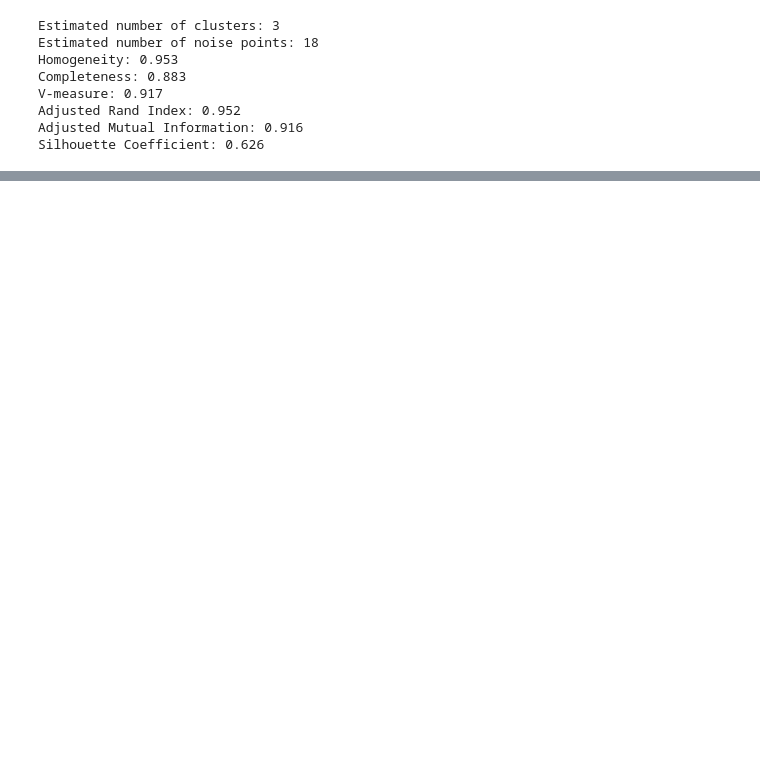
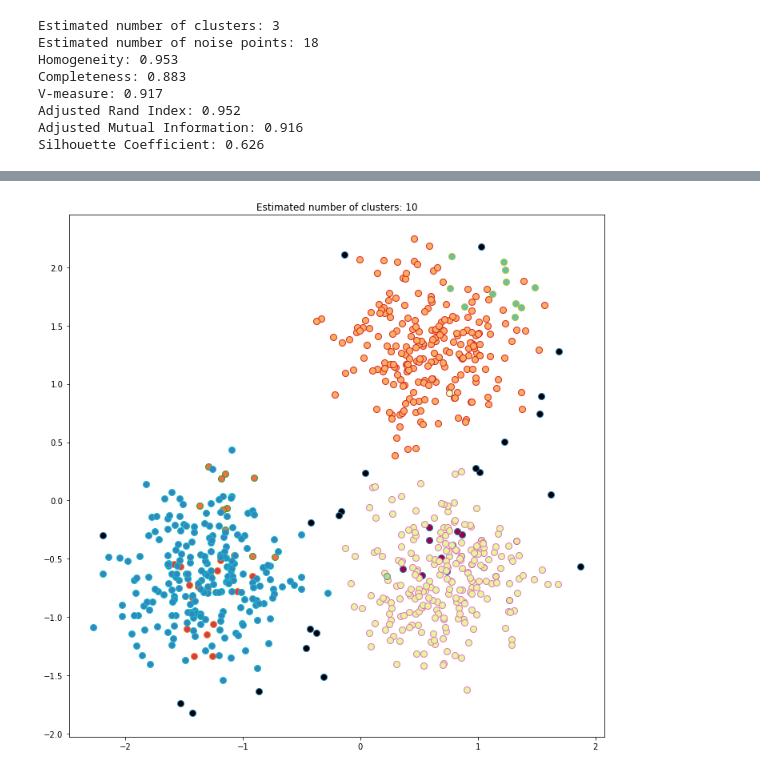
Before and after one commit to tshuhei/incrementalDBSCAN, a Jupyter notebook: cluster_compare.ipynb, the cells around one changed output, grey strips where cells are left out. Drawn from its saved outputs; the diff is of its cells as text; code cells hidden in the pictures; blank space fills up the shorter version.

Commit message:
completed DBSCAN compare program

```diff
--- a/cluster_compare.ipynb
+++ b/cluster_compare.ipynb
@@ -102,2 +103,31 @@ Runtime = 3.310821294784546[sec]
 EPS = 0.3
 Minpts = 10
+# %%
+inc_labels = np.array(incDBSCAN.getLabels())
+inc_n_clusters_ = len(set(inc_labels)) - (1 if -1 in inc_labels else 0)
+inc_n_noise_ = list(inc_labels).count(-1)
+# %%
+fig = plt.figure(figsize=(12.0, 12.0))
+inc_unique_labels = set(inc_labels)
+colors = [plt.cm.Spectral(each) for each in np.linspace(0, 1, len(inc_unique_labels))]
+for k, col in zip(inc_unique_labels, colors):
+    if k == -1:
+        # Black used for noise.
+        col = [0, 0, 0, 1]
+
+    inc_class_member_mask = inc_labels == k
+
+    inc_xy = X[inc_class_member_mask]
+    plt.plot(
+        inc_xy[:, 0],
+        inc_xy[:, 1],
+        "o",
+        markerfacecolor=tuple(col),
+        #markeredgecolor="k",
+        markersize=8,
+    )
+
+plt.title("Estimated number of clusters: %d" % inc_n_clusters_)
+plt.show()
+# %% [output]
+[figure, added]
```
Also changed, not shown: parts of 3 cells of this notebook.
